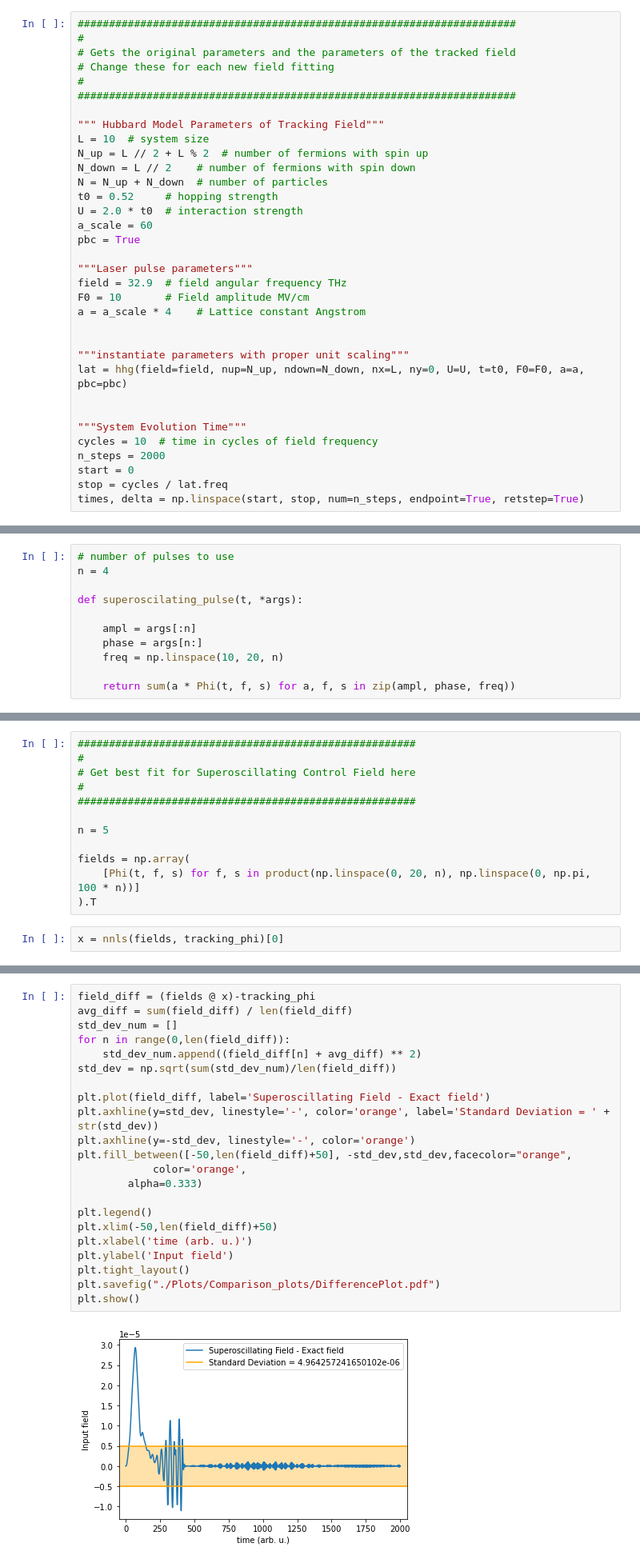
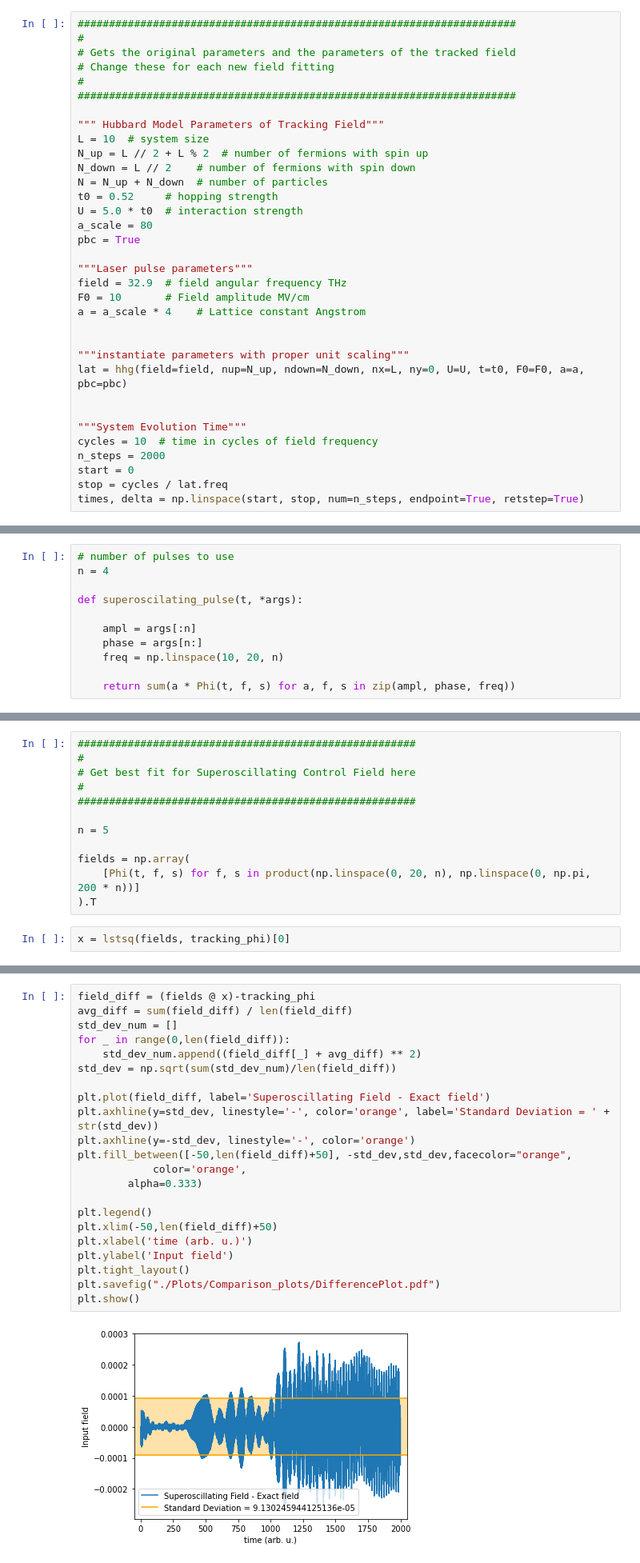
Before and after one commit to dibondar/superoscilations, a Jupyter notebook: superoscilations_for_quantum_control/FittingSCF.ipynb, the cells around one changed output, grey strips where cells are left out. Shown: that part at 80% size. Saved outputs shown, nothing was run; the diff lists cells and outputs as text.

```diff
--- a/superoscilations_for_quantum_control/FittingSCF.ipynb
+++ b/superoscilations_for_quantum_control/FittingSCF.ipynb
@@ -26,8 +22,8 @@ N_up = L // 2 + L % 2  # number of fermions with spin up
 N_down = L // 2    # number of fermions with spin down
 N = N_up + N_down  # number of particles
 t0 = 0.52     # hopping strength
-U = 2.0 * t0  # interaction strength
-a_scale = 60
+U = 5.0 * t0  # interaction strength
+a_scale = 80
 pbc = True
 
 """Laser pulse parameters"""
@@ -143,10 +144,10 @@ plt.plot(t, superoscilating_pulse(t, *popt))
 n = 5
 
 fields = np.array(
-    [Phi(t, f, s) for f, s in product(np.linspace(0, 20, n), np.linspace(0, np.pi, 100 * n))]
+    [Phi(t, f, s) for f, s in product(np.linspace(0, 20, n), np.linspace(0, np.pi, 200 * n))]
 ).T
 # %%
-x = nnls(fields, tracking_phi)[0]
+x = lstsq(fields, tracking_phi)[0]
 # %%
 #plt.plot(phi, '--', color='k',label='Transform Limited Field')
 plt.figure(figsize=(7, 5), dpi=300)
@@ -164,24 +165,24 @@ plt.show()
 # %%
 field_diff = (fields @ x)-tracking_phi
 avg_diff = sum(field_diff) / len(field_diff)
 std_dev_num = []
-for n in range(0,len(field_diff)):
-    std_dev_num.append((field_diff[n] + avg_diff) ** 2)
+for _ in range(0,len(field_diff)):
+    std_dev_num.append((field_diff[_] + avg_diff) ** 2)
 std_dev = np.sqrt(sum(std_dev_num)/len(field_diff))
 
 plt.plot(field_diff, label='Superoscillating Field - Exact field')
 plt.axhline(y=std_dev, linestyle='-', color='orange', label='Standard Deviation = ' + str(std_dev))
 plt.axhline(y=-std_dev, linestyle='-', color='orange')
 plt.fill_between([-50,len(field_diff)+50], -std_dev,std_dev,facecolor="orange",
             color='orange',
         alpha=0.333)
 
 plt.legend()
 plt.xlim(-50,len(field_diff)+50)
 plt.xlabel('time (arb. u.)')
 plt.ylabel('Input field')
 plt.tight_layout()
 plt.savefig("./Plots/Comparison_plots/DifferencePlot.pdf")
 plt.show()
 # %% [output]
-[figure, old version]
+[figure, new version]
```
Also changed, not shown: parts of 22 cells of this notebook, 6 other files.
